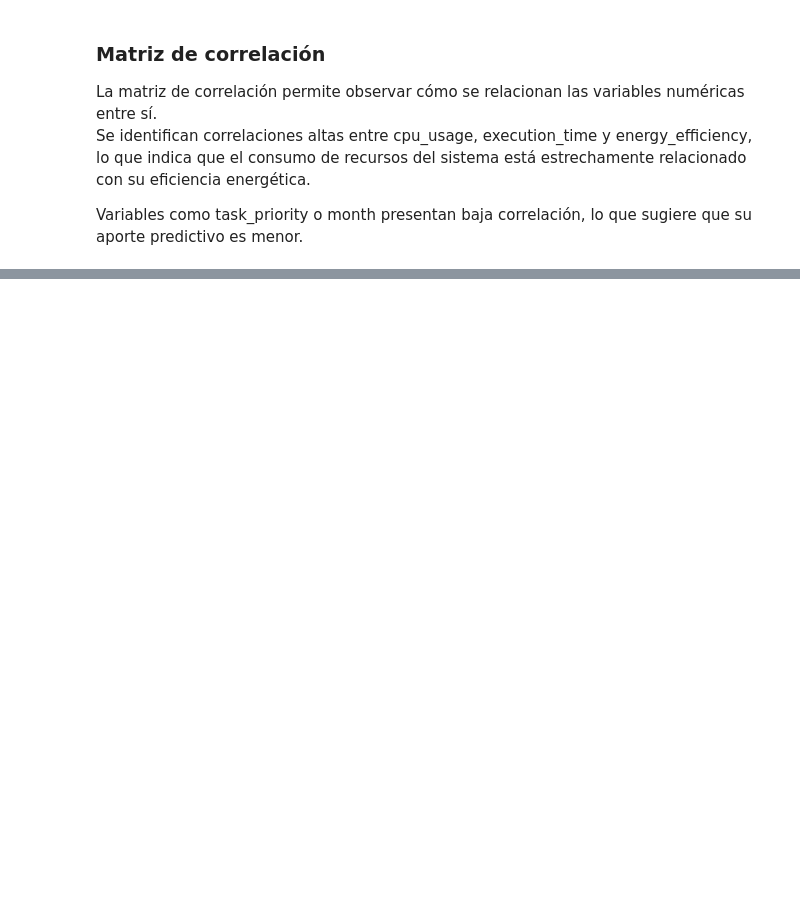
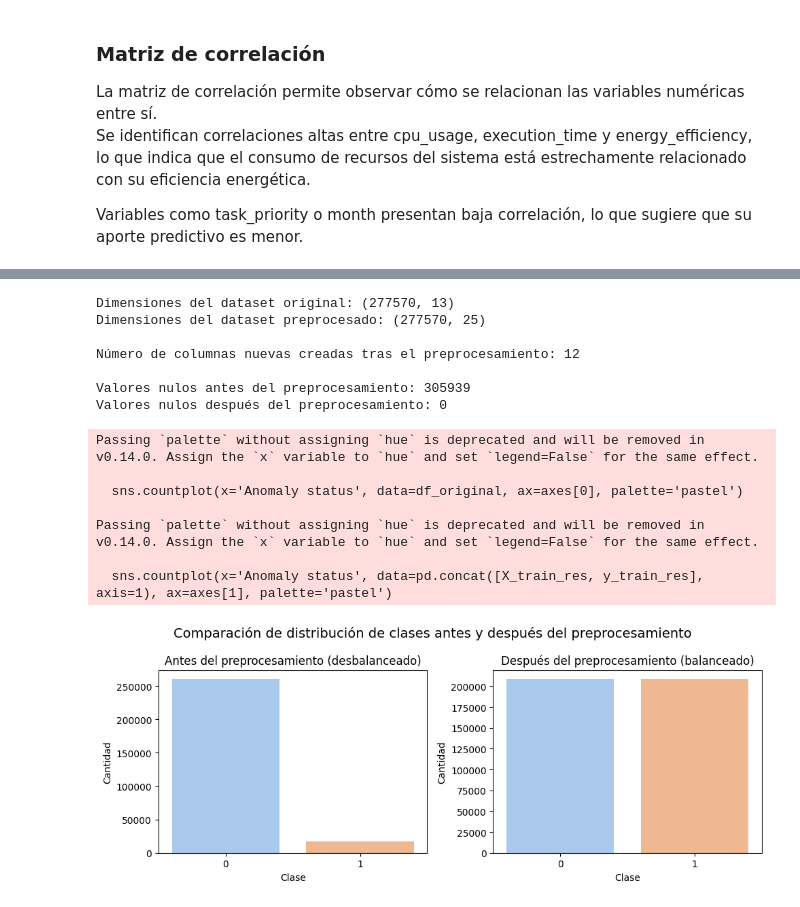
Before and after one commit to FreyOrtiz/CloudInfrastrutureAnomalyData, a Jupyter notebook: Proyecto/TrabajoFinalIA.ipynb, the cells around one changed output, grey strips where cells are left out. Saved outputs shown, nothing was run; the diff lists cells and outputs as text; code cells hidden in the pictures; blank space fills up the shorter version.

```diff
--- a/Proyecto/TrabajoFinalIA.ipynb
+++ b/Proyecto/TrabajoFinalIA.ipynb
@@ -209,0 +575,59 @@ Variables como task_priority o month presentan baja correlación, lo que sugiere
+# %%
+import pandas as pd
+import seaborn as sns
+import matplotlib.pyplot as plt
+
+# ===============================
+# 1️⃣ Comparación de cantidad de columnas antes y después
+# ===============================
+df_original = pd.read_csv("Cloud_Anomaly_Dataset.csv")
+
+print("Dimensiones del dataset original:", df_original.shape)
+print("Dimensiones del dataset preprocesado:", df.shape)
+
+print("\nNúmero de columnas nuevas creadas tras el preprocesamiento:",
+      df.shape[1] - df_original.shape[1])
+
+# ===============================
+# 2️⃣ Comparación de valores nulos
+# ===============================
+nulos_antes = df_original.isnull().sum().sum()
+nulos_despues = df.isnull().sum().sum()
+
+print(f"\nValores nulos antes del preprocesamiento: {nulos_antes}")
+print(f"Valores nulos después del preprocesamiento: {nulos_despues}")
+
+# ===============================
+# 3️⃣ Distribución de la variable objetivo antes y después del balanceo
+# ===============================
+fig, axes = plt.subplots(1, 2, figsize=(10, 4))
+
+sns.countplot(x='Anomaly status', data=df_original, ax=axes[0], palette='pastel')
+axes[0].set_title("Antes del preprocesamiento (desbalanceado)")
+axes[0].set_xlabel("Clase")
+axes[0].set_ylabel("Cantidad")
+
+sns.countplot(x='Anomaly status', data=pd.concat([X_train_res, y_train_res], axis=1), ax=axes[1], palette='pastel')
+axes[1].set_title("Después del preprocesamiento (balanceado)")
+axes[1].set_xlabel("Clase")
+axes[1].set_ylabel("Cantidad")
+
+plt.suptitle("Comparación de distribución de clases antes y después del preprocesamiento", fontsize=14)
+plt.tight_layout()
+plt.show()
+# %% [output]
+Dimensiones del dataset original: (277570, 13)
+Dimensiones del dataset preprocesado: (277570, 25)
+
+Número de columnas nuevas creadas tras el preprocesamiento: 12
+
+Valores nulos antes del preprocesamiento: 305939
+Valores nulos después del preprocesamiento: 0
+Passing `palette` without assigning `hue` is deprecated and will be removed in v0.14.0. Assign the `x` variable to `hue` and set `legend=False` for the same effect.
+
+  sns.countplot(x='Anomaly status', data=df_original, ax=axes[0], palette='pastel')
+
+Passing `palette` without assigning `hue` is deprecated and will be removed in v0.14.0. Assign the `x` variable to `hue` and set `legend=False` for the same effect.
+
+  sns.countplot(x='Anomaly status', data=pd.concat([X_train_res, y_train_res], axis=1), ax=axes[1], palette='pastel')
+[figure, added]
```
Also changed, not shown: parts of 31 cells of this notebook.
